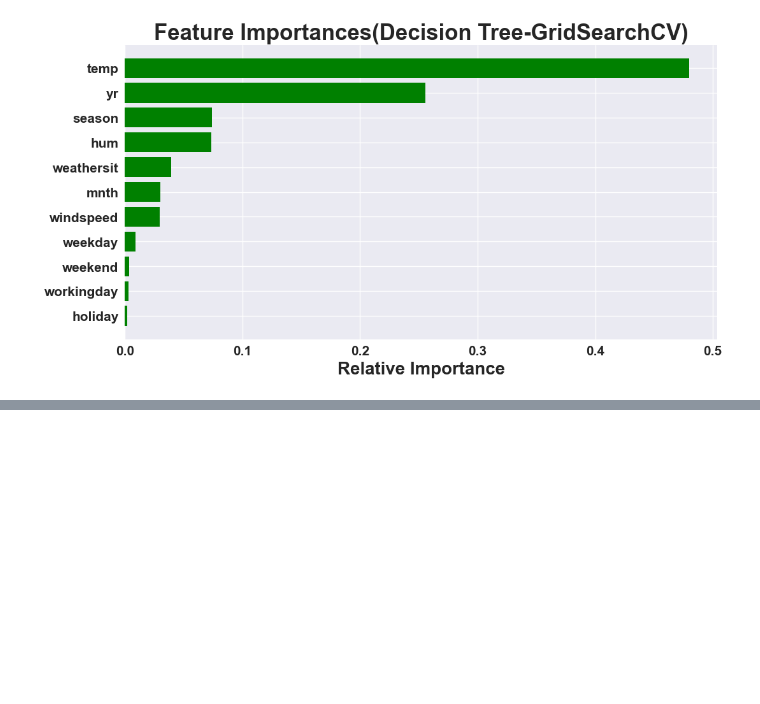
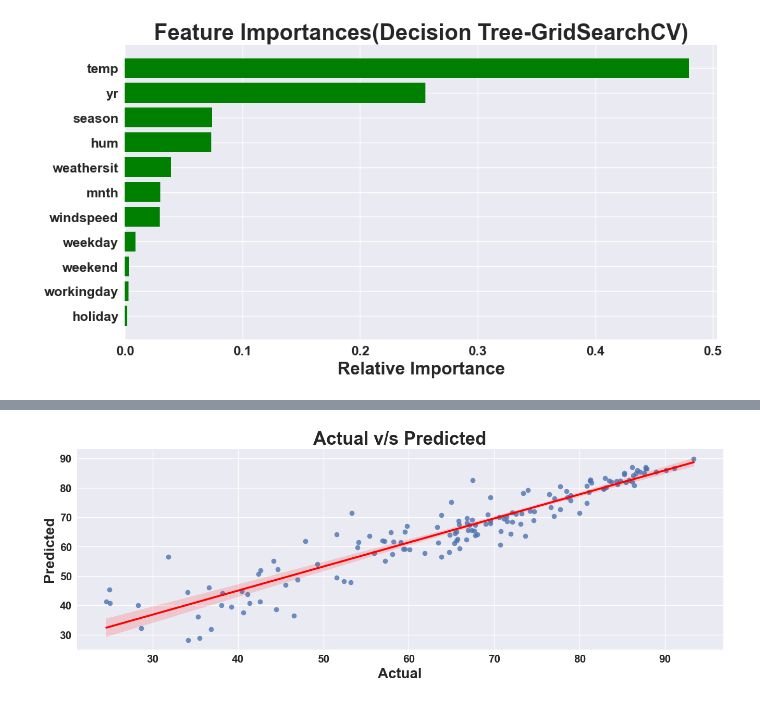
Before and after one commit to springboardmentor29803v-cpu/RideWise-Predicting-Bike-sharing-Demand, a Jupyter notebook: Decision_Trees.ipynb, the cells around one changed output, grey strips where cells are left out. Cells and saved outputs as stored; diff of their text form; code cells hidden in the pictures; blank space fills up the shorter version.

```diff
--- a/Decision_Trees.ipynb
+++ b/Decision_Trees.ipynb
@@ -320,0 +455,4 @@ Text(0.5, 0, 'Relative Importance')
+# %%
+plot_scatter(y_pred,y_test)
+# %% [output]
+[figure, added]
```
Also changed, not shown: parts of 53 cells of this notebook.
